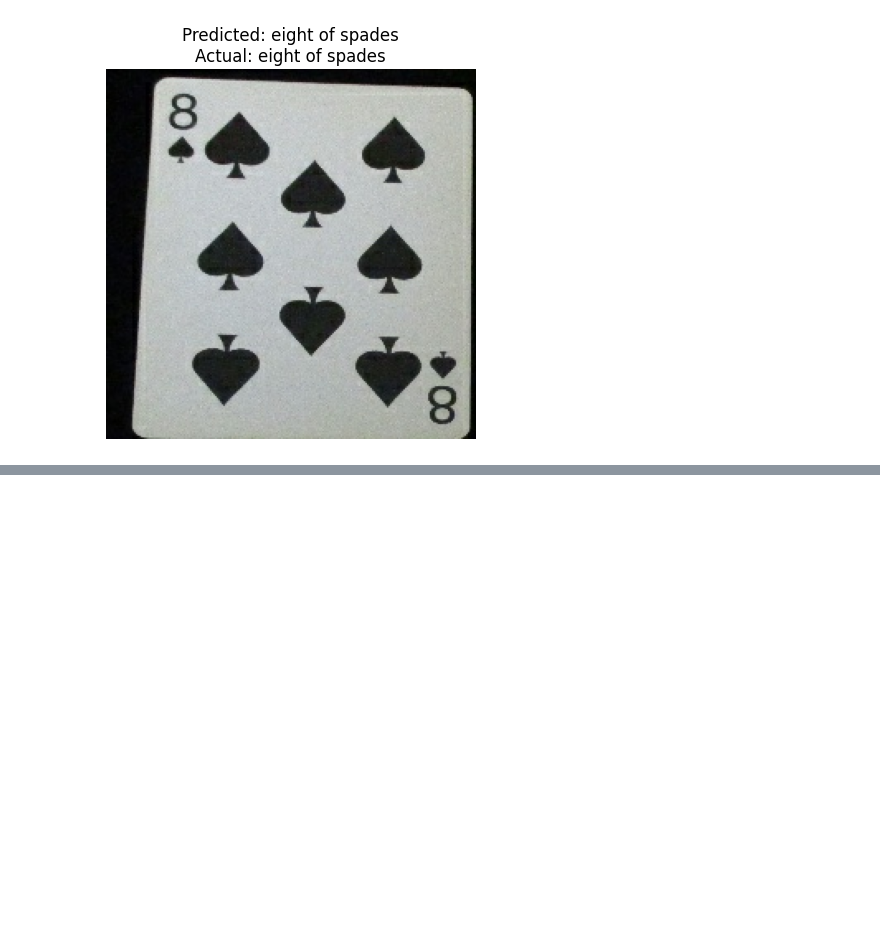
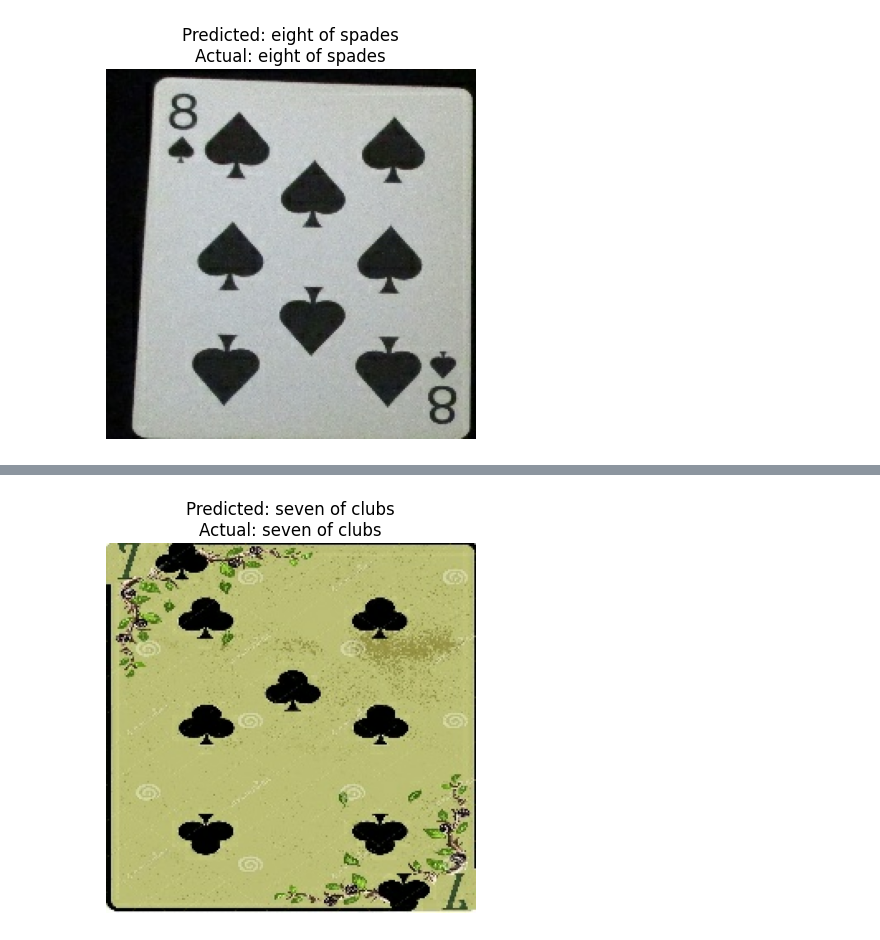
Before and after one commit to kcv-if/kcvanguard-workshop-2025, a Jupyter notebook: day-3/train/kcvanguard-day-3.ipynb, the cells around one changed output, grey strips where cells are left out. Drawn from its saved outputs; the diff is of its cells as text; code cells hidden in the pictures; blank space fills up the shorter version.

```diff
--- a/day-3/train/kcvanguard-day-3.ipynb
+++ b/day-3/train/kcvanguard-day-3.ipynb
@@ -303,0 +558,53 @@ model.save("model.h5")
+# %%
+import tensorflow as tf
+import numpy as np
+import matplotlib.pyplot as plt
+import random
+from PIL import Image
+
+# Get class label mapping
+class_indices = train_generator.class_indices
+class_names = {v: k for k, v in class_indices.items()}  # Reverse mapping
+
+# Randomly choose an image from test_df
+random_row = test_df.sample(n=1).iloc[0]
+image_path = random_row["filepaths"]
+true_label_index = random_row["label_index"]  # Ensure this is an integer
+
+# Function to preprocess a single image
+def preprocess_single_image(pil_img):
+    """
+    Preprocesses a Pillow image for model inference.
+
+    Args:
+        pil_img (PIL.Image.Image): A Pillow image object.
+
+    Returns:
+        preprocessed_img (tf.Tensor): Preprocessed image tensor.
+    """
+    img = Image.open(pil_img)
+    img = img.resize((224, 224))  # Resize
+    img = np.array(img)  # Convert to NumPy array
+    img = tf.keras.applications.efficientnet.preprocess_input(img)  # Apply EfficientNet preprocessing
+    img = tf.expand_dims(img, axis=0)  # Add batch dimension
+    return img
+
+# Preprocess the image
+test_image = preprocess_single_image(image_path)
+
+# Predict the class
+predictions = model.predict(test_image)
+predicted_class_index = np.argmax(predictions)  # Get highest probability index
+
+# Get class names
+predicted_label = class_names[predicted_class_index]
+true_label = class_names[true_label_index]
+
+# Display the image with prediction
+img = tf.io.read_file(image_path)
+img = tf.image.decode_jpeg(img, channels=3)
+plt.imshow(tf.squeeze(img))  # Remove batch dimension for display
+plt.title(f"Predicted: {predicted_label}\nActual: {true_label}", fontsize=12)
+plt.axis("off")
+plt.show()
+# %% [output]
@@ -303,0 +612 @@ model.save("model.h5")
+[figure, added]
```
Also changed, not shown: parts of 14 cells of this notebook, 2 other files.
